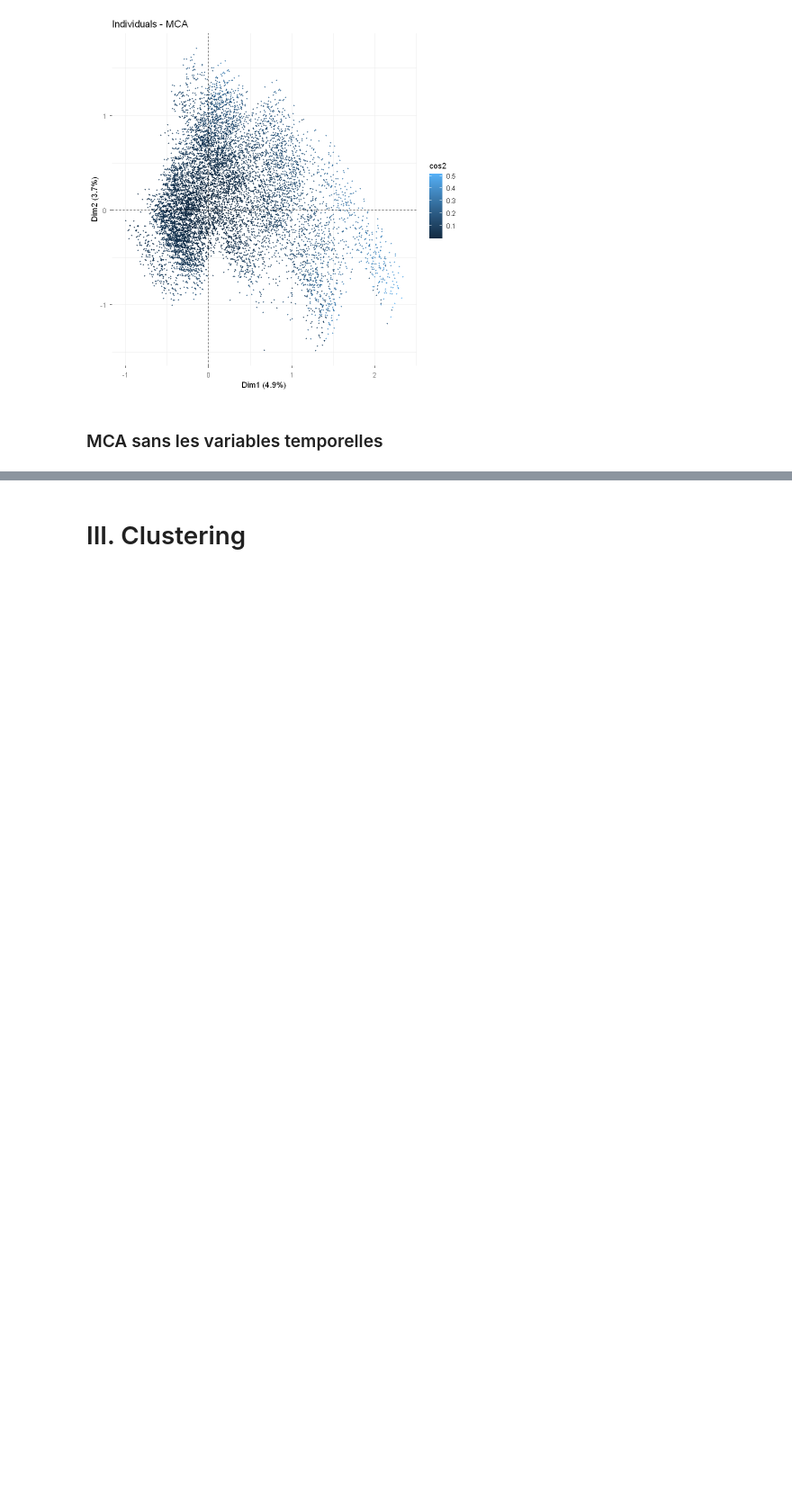
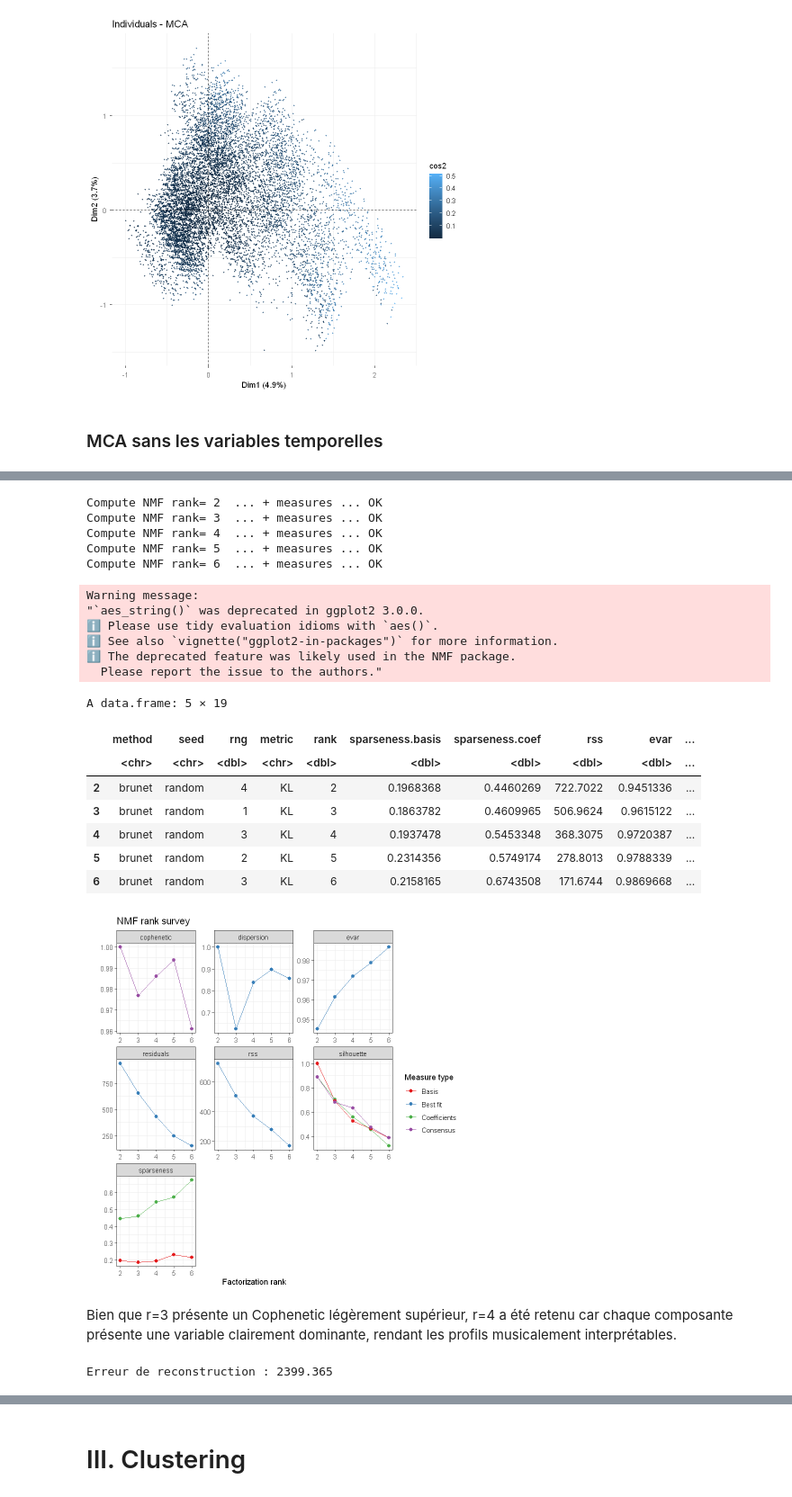
Before and after one commit to Aurore0925/Spotify_AD, a Jupyter notebook: Projet.ipynb, the cells around one changed output, grey strips where cells are left out. Shown at 90% size. Drawn from its saved outputs; the diff is of its cells as text; code cells hidden in the pictures; blank space fills up the shorter version.

```diff
--- a/Projet.ipynb
+++ b/Projet.ipynb
@@ -522,0 +535,20 @@ fviz_mca_ind(df.mca2, col.ind = cat_df.sans_year$factor_popularity,
+# %%
+library(NMF)
+
+nmf_vars <- c('danceability','energy','loudness','speechiness',
+              'acousticness','liveness','valence','tempo','duration_ms')
+data_nmf <- df %>%
+  dplyr::select(all_of(nmf_vars)) %>%
+  distinct() %>%
+  na.omit()
+
+# Normalisation Min-Max → valeurs dans [0, 1]
+# (obligatoire pour NMF : toutes valeurs >= 0)
+min_max_scale <- function(x) (x - min(x)) / (max(x) - min(x))
+data_nmf_scaled <- as.matrix(apply(data_nmf, 2, min_max_scale))
+
+# Petite valeur epsilon pour éviter les zéros stricts
+data_nmf_scaled[data_nmf_scaled == 0] <- 1e-10
+
+cat("Dimensions :", dim(data_nmf_scaled), "\n")
+cat("Min :", min(data_nmf_scaled), "| Max :", max(data_nmf_scaled), "\n")
@@ -522,0 +577,57 @@ fviz_mca_ind(df.mca2, col.ind = cat_df.sans_year$factor_popularity,
+# %%
+
+set.seed(42)
+n_nmf <- 5000
+idx_nmf <- sample(nrow(data_nmf_scaled), n_nmf)
+data_nmf_scaled_sub <- data_nmf_scaled[idx_nmf, ]
+
+nmf_estim <- NMF::nmf(data_nmf_scaled_sub, rank = 2:6,
+                      method = "brunet",
+                      nrun = 10,
+                      .options = "v")
+# %% [output]
+Compute NMF rank= 2  ... + measures ... OK
+Compute NMF rank= 3  ... + measures ... OK
+Compute NMF rank= 4  ... + measures ... OK
+Compute NMF rank= 5  ... + measures ... OK
+Compute NMF rank= 6  ... + measures ... OK
+# %%
+plot(nmf_estim)
+summary(nmf_estim)
+
+# Supprimer les dossiers temporaires NMF
+tmp_dirs <- list.dirs(path = ".", recursive = FALSE)
+nmf_dirs <- tmp_dirs[grepl("NMF", tmp_dirs)]
+unlink(nmf_dirs, recursive = TRUE)
+cat("Dossiers NMF supprimés :", length(nmf_dirs), "\n")
+# %% [output]
+Warning message:
+"`aes_string()` was deprecated in ggplot2 3.0.0.
+ℹ Please use tidy evaluation idioms with `aes()`.
+ℹ See also `vignette("ggplot2-in-packages")` for more information.
+ℹ The deprecated feature was likely used in the NMF package.
+  Please report the issue to the authors."
+A data.frame: 5 × 19
+|  | method | seed | rng | metric | rank | sparseness.basis | sparseness.coef | rss | evar | ... |
+|  | <chr> | <chr> | <dbl> | <chr> | <dbl> | <dbl> | <dbl> | <dbl> | <dbl> | ... |
+| 2 | brunet | random | 4 | KL | 2 | 0.1968368 | 0.4460269 | 722.7022 | 0.9451336 | ... |
+| 3 | brunet | random | 1 | KL | 3 | 0.1863782 | 0.4609965 | 506.9624 | 0.9615122 | ... |
+| 4 | brunet | random | 3 | KL | 4 | 0.1937478 | 0.5453348 | 368.3075 | 0.9720387 | ... |
+| 5 | brunet | random | 2 | KL | 5 | 0.2314356 | 0.5749174 | 278.8013 | 0.9788339 | ... |
+| 6 | brunet | random | 3 | KL | 6 | 0.2158165 | 0.6743508 | 171.6744 | 0.9869668 | ... |
+[figure, added]
+# %% [markdown]
+
+Bien que r=3 présente un Cophenetic légèrement supérieur, r=4 a été retenu car chaque composante présente une variable clairement dominante, rendant les profils musicalement interprétables.
+# %%
+
+r_optimal <- 4
+
+set.seed(42)
+nmf_model <- NMF::nmf(data_nmf_scaled, rank = r_optimal,
+                      method = "brunet",
+                      nrun = 30)
+
+cat("Erreur de reconstruction :", nmf_model@residuals, "\n")
+# %% [output]
+Erreur de reconstruction : 2399.365
```
Also changed, not shown: parts of 12 cells of this notebook.
